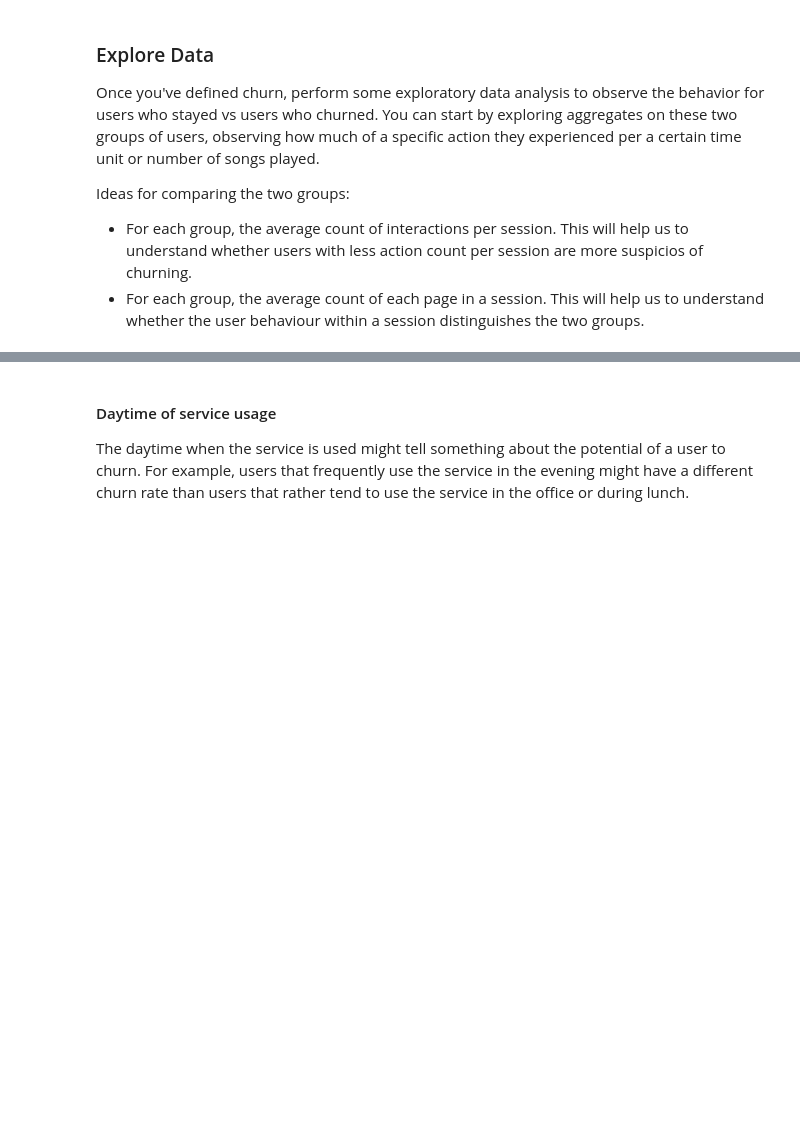
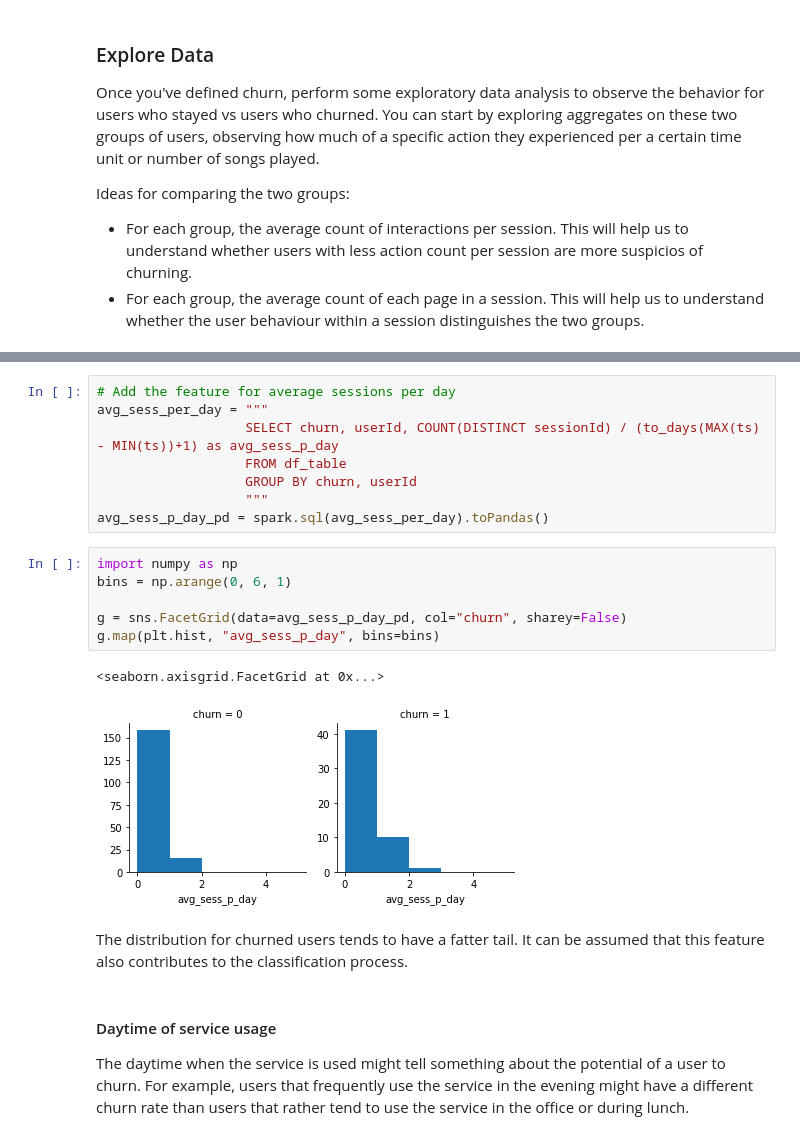
Before and after one commit to philippmarcus/dsnd-sparkify, a Jupyter notebook: Sparkify.ipynb, the cells around one changed output, grey strips where cells are left out. Drawn from its saved outputs; the diff is of its cells as text; blank space fills up the shorter version.

```diff
--- a/Sparkify.ipynb
+++ b/Sparkify.ipynb
@@ -308,3 +315,22 @@ spark.sql('''
+# %%
+# Add the feature for average sessions per day
+avg_sess_per_day = """
+                   SELECT churn, userId, COUNT(DISTINCT sessionId) / (to_days(MAX(ts) - MIN(ts))+1) as avg_sess_p_day
+                   FROM df_table
+                   GROUP BY churn, userId
+                   """
+avg_sess_p_day_pd = spark.sql(avg_sess_per_day).toPandas()
+# %%
+import numpy as np
+bins = np.arange(0, 6, 1)
+
+g = sns.FacetGrid(data=avg_sess_p_day_pd, col="churn", sharey=False)
+g.map(plt.hist, "avg_sess_p_day", bins=bins)
+# %% [output]
+<seaborn.axisgrid.FacetGrid at 0x...>
+[figure, added]
+# %% [markdown]
+The distribution for churned users tends to have a fatter tail. It can be assumed that this feature also contributes to the classification process.
 # %% [markdown]
 #### Daytime of service usage
 
```
Also changed, not shown: parts of 57 cells of this notebook.
